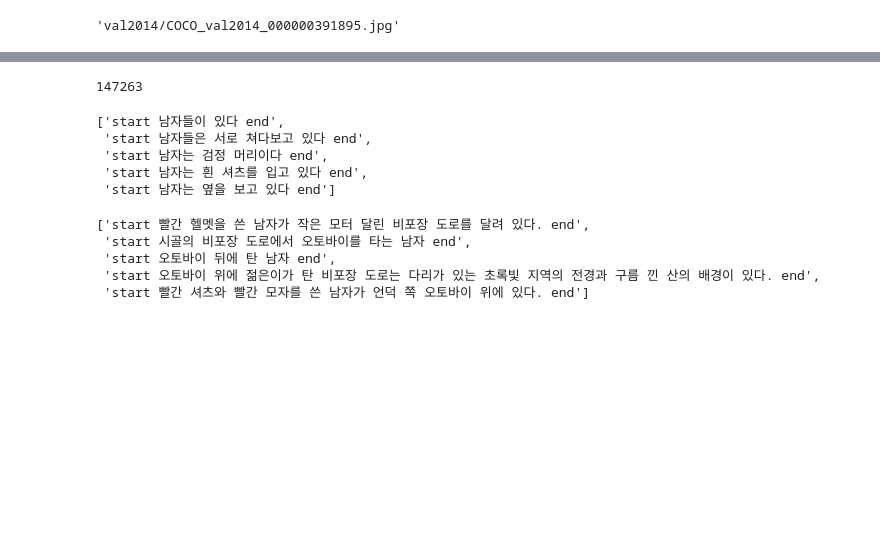
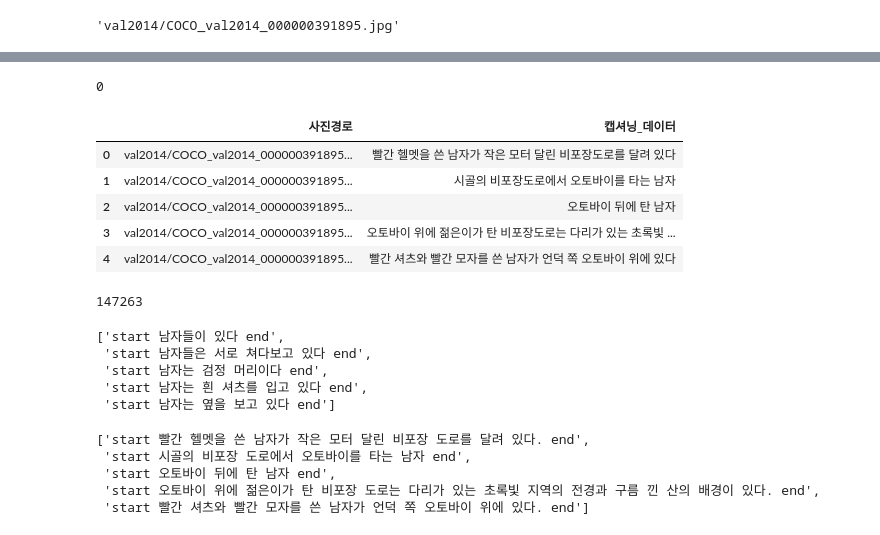
Before and after one commit to Bigdata92/Multicampus-Final_PleaseTell-, a Jupyter notebook: Image_Captioning/한국어 캡션 전처리01.ipynb, the cells around one changed output, grey strips where cells are left out. Cells and saved outputs as stored; diff of their text form; code cells hidden in the pictures; blank space fills up the shorter version.

```diff
--- a/Image_Captioning/한국어 캡션 전처리01.ipynb
+++ b/Image_Captioning/한국어 캡션 전처리01.ipynb
@@ -179,3 +122,9 @@ with open(annotation_file, 'r') as f:
 annotations[0]['file_path']
 # %% [output]
 'val2014/COCO_val2014_000000391895.jpg'
+# %%
+from hanspell import spell_checker
+from tqdm.notebook import tqdm
+
+spelled_check = spell_checker.check(annotations[0]['caption_ko'][2])
+annotations[0]['caption_ko'][2], spelled_check.checked
@@ -182 +161,27 @@ annotations[0]['file_path']
+# %%
+# 맞춤법 체크 후 수정
+from hanspell import spell_checkersu
+from tqdm.notebook import tqdm
+n = 0
+for i in tqdm(range(len(df_anno))):
+    try:
+        spelled_check = spell_checker.check(df_anno['캡셔닝_데이터'][i])
+        df_anno['캡셔닝_데이터'][i] = spelled_check.checked
+    except:
+        print(df_anno['캡셔닝_데이터'][i])
+        n += 1
+print(n)
+# %% [output]
+0
+# %%
+df_anno.to_csv('C:/Workspace/python/빅데이터 지능형서비스 개발 팀프로젝트/Final Project/Data/IC_Data/MS_COCO_데이터정리(완료).csv', index = False)
+df_anno = pd.read_csv('C:/Workspace/python/빅데이터 지능형서비스 개발 팀프로젝트/Final Project/Data/IC_Data/MS_COCO_데이터정리(완료).csv')
+df_anno.head()
+# %% [output]
+|  | 사진경로 | 캡셔닝_데이터 |
+| 0 | val2014/COCO_val2014_000000391895... | 빨간 헬멧을 쓴 남자가 작은 모터 달린 비포장도로를 달려 있다 |
+| 1 | val2014/COCO_val2014_000000391895... | 시골의 비포장도로에서 오토바이를 타는 남자 |
+| 2 | val2014/COCO_val2014_000000391895... | 오토바이 뒤에 탄 남자 |
+| 3 | val2014/COCO_val2014_000000391895... | 오토바이 위에 젊은이가 탄 비포장도로는 다리가 있는 초록빛 ... |
+| 4 | val2014/COCO_val2014_000000391895... | 빨간 셔츠와 빨간 모자를 쓴 남자가 언덕 쪽 오토바이 위에 있다 |
 # %%
```
Also changed, not shown: parts of 18 cells of this notebook, 1 other file.
